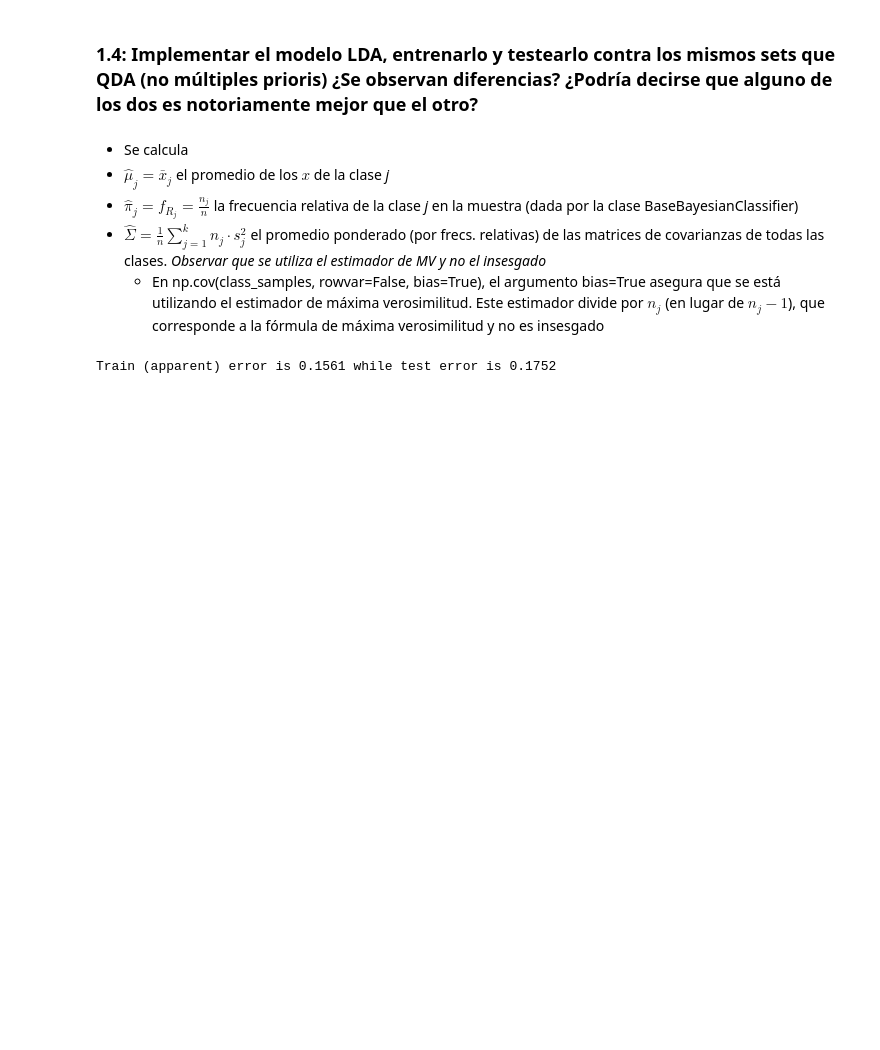
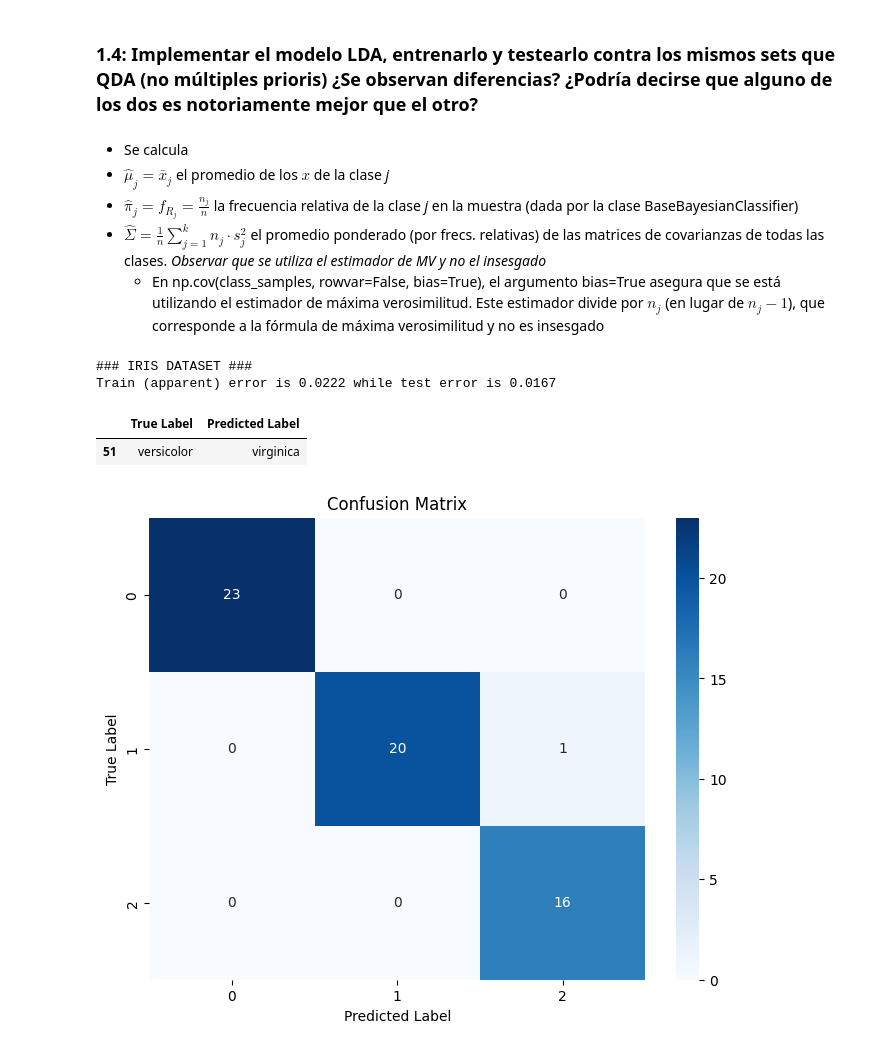
Before and after one commit to FIUBA-CEIA-18Co2024/AMIA-TP3, a Jupyter notebook: notebook.ipynb, the cells around one changed output. Drawn from its saved outputs; the diff is of its cells as text; code cells hidden in the pictures; blank space fills up the shorter version.

```diff
--- a/notebook.ipynb
+++ b/notebook.ipynb
@@ -384,7 +435,6 @@ qda.predict(test_x)
 # %%
 %%timeit
-
 model = QDA()
-model.fit(train_x, train_y)
-model.predict(test_x)
+model.fit(train_x_iris, train_y_iris)
+model.predict(test_x_iris)
 # %% [output]
@@ -394,21 +444,21 @@ model.predict(test_x)
 # %%
 # a priori distributions
 print(f'### A PRIORI [0.9, 0.05, 0.05] ###')
-qda.fit(train_x, train_y, a_priori= np.array([0.9, 0.05, 0.05]))
-train_acc = accuracy(train_y, qda.predict(train_x))
-test_acc = accuracy(test_y, qda.predict(test_x))
+qda.fit(train_x_iris, train_y_iris, a_priori= np.array([0.9, 0.05, 0.05]))
+train_acc = accuracy(train_y_iris, qda.predict(train_x_iris))
+test_acc = accuracy(test_y_iris, qda.predict(test_x))
 print(f"Train (apparent) error is {1-train_acc:.4f} while test error is {1-test_acc:.4f}")
 
 print(f'### A PRIORI [0.05, 0.9, 0.05] ###')
-qda.fit(train_x, train_y, a_priori= np.array([0.05, 0.9, 0.05]))
-train_acc = accuracy(train_y, qda.predict(train_x))
-test_acc = accuracy(test_y, qda.predict(test_x))
+qda.fit(train_x_iris, train_y_iris, a_priori= np.array([0.05, 0.9, 0.05]))
+train_acc = accuracy(train_y_iris, qda.predict(train_x_iris))
+test_acc = accuracy(test_y_iris, qda.predict(test_x_iris))
 print(f"Train (apparent) error is {1-train_acc:.4f} while test error is {1-test_acc:.4f}")
 
 print(f'### A PRIORI [0.05, 0.05, 0.9] ###')
-qda.fit(train_x, train_y, a_priori= np.array([0.05, 0.05, 0.9]))
-train_acc = accuracy(train_y, qda.predict(train_x))
-test_acc = accuracy(test_y, qda.predict(test_x))
+qda.fit(train_x_iris, train_y_iris, a_priori= np.array([0.05, 0.05, 0.9]))
+train_acc = accuracy(train_y_iris, qda.predict(train_x_iris))
+test_acc = accuracy(test_y_iris, qda.predict(test_x_iris))
 print(f"Train (apparent) error is {1-train_acc:.4f} while test error is {1-test_acc:.4f}")
 # %% [output]
 ### A PRIORI [0.9, 0.05, 0.05] ###
@@ -603,9 +580,25 @@ class LDA(BaseBayesianClassifier):
 # %%
-lda = LDA()
-lda.fit(train_x, train_y)
+# IRIS DATASET
+print("### IRIS DATASET ###")
+lda.fit(train_x_iris, train_y_iris)
 
-train_acc = accuracy(train_y, lda.predict(train_x))
-test_acc = accuracy(test_y, lda.predict(test_x))
+train_acc = accuracy(train_y_iris, lda.predict(train_x_iris))
+test_acc = accuracy(test_y_iris, lda.predict(test_x_iris))
 print(f"Train (apparent) error is {1-train_acc:.4f} while test error is {1-test_acc:.4f}")
+
+# CONFUSION MATRIX
+test_y_flatten = test_y_iris.flatten()
+test_x_flatten = lda.predict(test_x_iris).flatten()
+
+df_compare = pd.DataFrame({'True Label': test_y_flatten, 'Predicted Label': test_x_flatten})
+display(df_compare[df_compare['True Label'] != df_compare['Predicted Label']])
+
+# Calcular la matriz de confusión
+cm = confusion_matrix(test_y_flatten, test_x_flatten)
+plot_confusion_matrix(cm=cm)
 # %% [output]
-Train (apparent) error is 0.1561 while test error is 0.1752
+### IRIS DATASET ###
+Train (apparent) error is 0.0222 while test error is 0.0167
+|  | True Label | Predicted Label |
+| 51 | versicolor | virginica |
+[figure, added]
```
Also changed, not shown: parts of 66 cells of this notebook.
